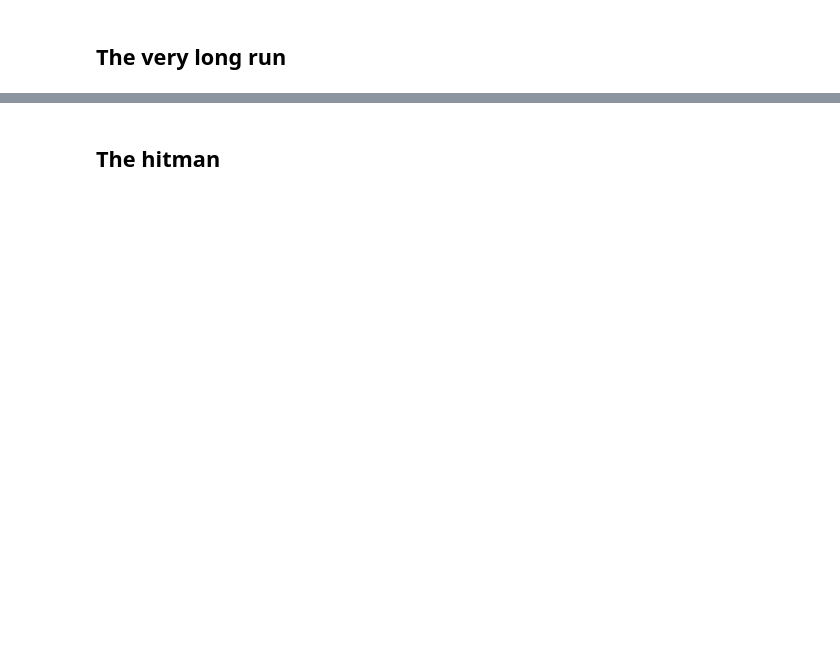
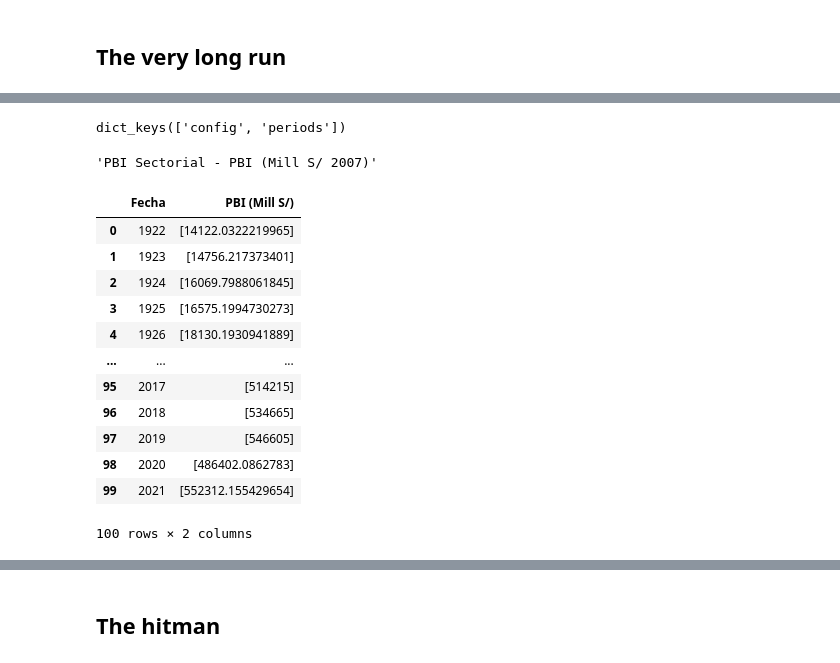
Before and after one commit to qlab-intro-python/tarea-4-emanuel-rojas-1, a Jupyter notebook: tarea_4_plantilla.ipynb, the cells around one changed output, grey strips where cells are left out. Drawn from its saved outputs; the diff is of its cells as text; code cells hidden in the pictures; blank space fills up the shorter version.

```diff
--- a/tarea_4_plantilla.ipynb
+++ b/tarea_4_plantilla.ipynb
@@ -31,0 +50,9 @@ https://estadisticas.bcrp.gob.pe/estadisticas/series/api/[códigos de series]/[f
+# %%
+# Solution
+import requests
+import numpy as np
+import matplotlib.pyplot as plt
+import pandas as pd
+BCRP = requests.get("https://estadisticas.bcrp.gob.pe/estadisticas/series/api/PD39563DA/json/1922/2021/")
+BCRP_data = BCRP.json()
+BCRP_data
@@ -31,0 +77,37 @@ https://estadisticas.bcrp.gob.pe/estadisticas/series/api/[códigos de series]/[f
+# %%
+BCRP_data.keys()
+# %% [output]
+dict_keys(['config', 'periods'])
+# %%
+import pandas as pd
+titulo = BCRP_data["config"]["series"][0]["name"]
+titulo
+# %% [output]
+'PBI Sectorial - PBI (Mill S/ 2007)'
+# %%
+datos = BCRP_data["periods"]
+# %%
+Fechas =[]
+PBI = []
+# %%
+for element in datos:
+  Fechas.append(element["name"])
+  PBI.append(element["values"])
+# %%
+PBI_nuevo = {"Fecha": Fechas, "PBI (Mill S/)": PBI}
+PBI_df = pd.DataFrame(PBI_nuevo)
+PBI_df
+# %% [output]
+|  | Fecha | PBI (Mill S/) |
+| 0 | 1922 | [14122.0322219965] |
+| 1 | 1923 | [14756.217373401] |
+| 2 | 1924 | [16069.7988061845] |
+| 3 | 1925 | [16575.1994730273] |
+| 4 | 1926 | [18130.1930941889] |
+| ... | ... | ... |
+| 95 | 2017 | [514215] |
+| 96 | 2018 | [534665] |
+| 97 | 2019 | [546605] |
+| 98 | 2020 | [486402.0862783] |
+| 99 | 2021 | [552312.155429654] |
+100 rows × 2 columns
```
Also changed, not shown: parts of 10 cells of this notebook.
